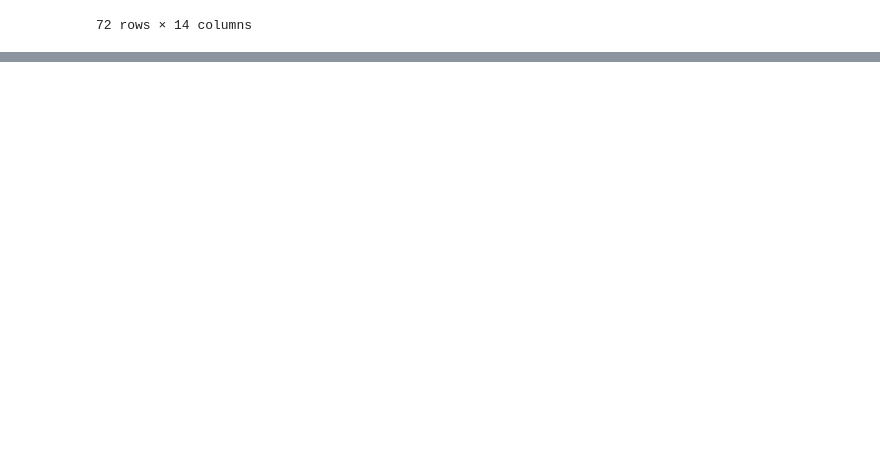
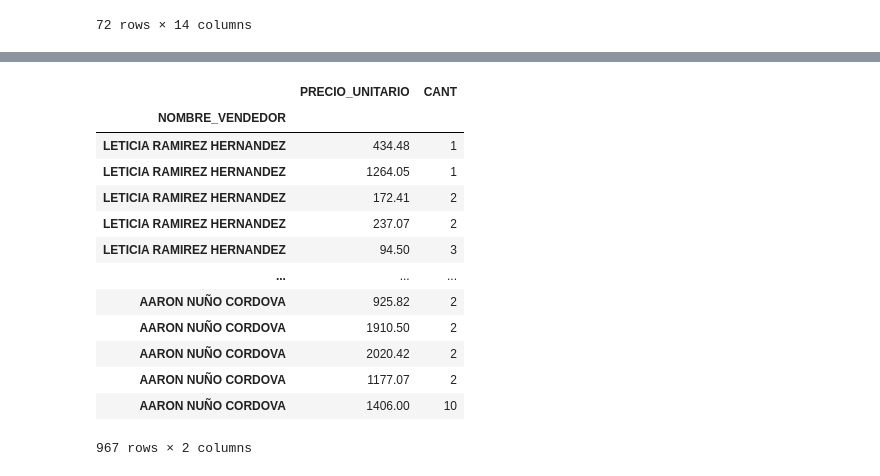
Before and after one commit to Christopher-V36/Extraccion-de-Datos, a Jupyter notebook: Actividad 2.1 (Extracción de Datos)/extraccion_2_1.ipynb, the cells around one changed output, grey strips where cells are left out. Saved outputs shown, nothing was run; the diff lists cells and outputs as text; code cells hidden in the pictures; blank space fills up the shorter version.

```diff
--- a/Actividad 2.1 (Extracción de Datos)/extraccion_2_1.ipynb
+++ b/Actividad 2.1 (Extracción de Datos)/extraccion_2_1.ipynb
@@ -71,0 +112,4 @@ filtro1
+# %%
+#Carga de archivo .xlsx con indice
+df1= pd.read_excel('Detalle precios y productos fabricados 2022.xlsx', index_col=2)
+df1
@@ -71,0 +131,20 @@ filtro1
+# %%
+
+#Filtro filas vs columnas
+filtro4 = df1.loc[["LETICIA RAMIREZ HERNANDEZ", "AARON NUÑO CORDOVA"], ["PRECIO_UNITARIO", "CANT"]]
+filtro4
+# %% [output]
+|  | PRECIO_UNITARIO | CANT |
+| NOMBRE_VENDEDOR |  |  |
+| LETICIA RAMIREZ HERNANDEZ | 434.48 | 1 |
+| LETICIA RAMIREZ HERNANDEZ | 1264.05 | 1 |
+| LETICIA RAMIREZ HERNANDEZ | 172.41 | 2 |
+| LETICIA RAMIREZ HERNANDEZ | 237.07 | 2 |
+| LETICIA RAMIREZ HERNANDEZ | 94.50 | 3 |
+| ... | ... | ... |
+| AARON NUÑO CORDOVA | 925.82 | 2 |
+| AARON NUÑO CORDOVA | 1910.50 | 2 |
+| AARON NUÑO CORDOVA | 2020.42 | 2 |
+| AARON NUÑO CORDOVA | 1177.07 | 2 |
+| AARON NUÑO CORDOVA | 1406.00 | 10 |
+967 rows × 2 columns
```
Also changed, not shown: parts of 12 cells of this notebook.
